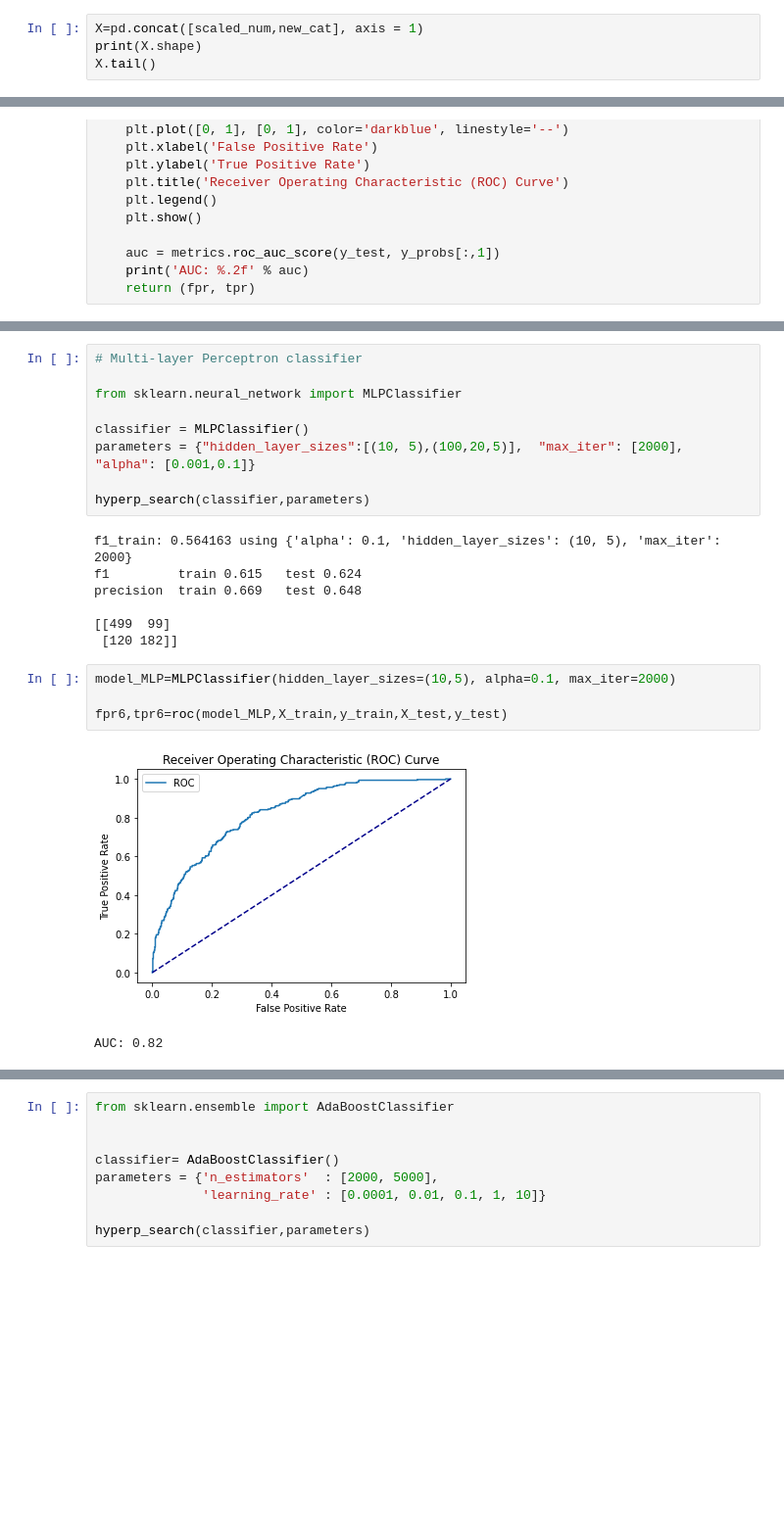
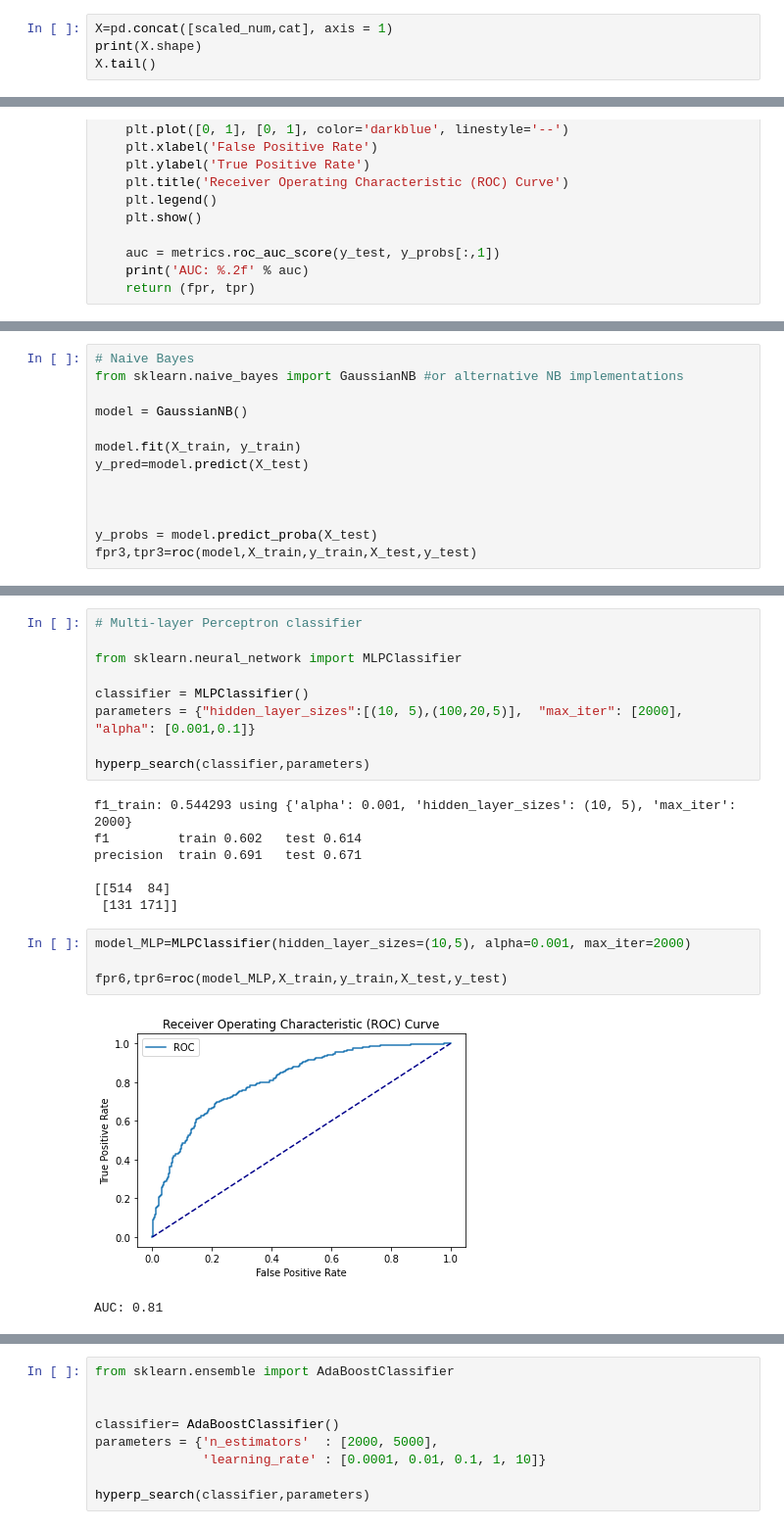
Before and after one commit to AndreaScarpellini1/ML-Project, a Jupyter notebook: Project .ipynb, the cells around one changed output, grey strips where cells are left out. Shown: that part at 98% size. Cells and saved outputs as stored; diff of their text form; blank space fills up the shorter version.

```diff
--- a/Project .ipynb
+++ b/Project .ipynb
@@ -358,5 +360,5 @@ Forse al posto di "scaled_num" potremmo usare "pca_num" così vediamo se la ridu
 # %%
-X=pd.concat([scaled_num,new_cat], axis = 1)
+X=pd.concat([scaled_num,cat], axis = 1)
 print(X.shape)
 X.tail()
 # %% [output]
@@ -492,0 +495,13 @@ AUC: 0.80
+# %%
+# Naive Bayes
+from sklearn.naive_bayes import GaussianNB #or alternative NB implementations
+
+model = GaussianNB()
+
+model.fit(X_train, y_train)
+y_pred=model.predict(X_test)
+
+
+
+y_probs = model.predict_proba(X_test)
+fpr3,tpr3=roc(model,X_train,y_train,X_test,y_test)
@@ -524,19 +566,19 @@ parameters = {"hidden_layer_sizes":[(10, 5),(100,20,5)],  "max_iter": [2000], "a
 
 hyperp_search(classifier,parameters)
 # %% [output]
-f1_train: 0.564163 using {'alpha': 0.1, 'hidden_layer_sizes': (10, 5), 'max_iter': 2000}
-f1         train 0.615   test 0.624
-precision  train 0.669   test 0.648
+f1_train: 0.544293 using {'alpha': 0.001, 'hidden_layer_sizes': (10, 5), 'max_iter': 2000}
+f1         train 0.602   test 0.614
+precision  train 0.691   test 0.671
 
-[[499  99]
- [120 182]]
+[[514  84]
+ [131 171]]
 # %%
-model_MLP=MLPClassifier(hidden_layer_sizes=(10,5), alpha=0.1, max_iter=2000)
+model_MLP=MLPClassifier(hidden_layer_sizes=(10,5), alpha=0.001, max_iter=2000)
 
 fpr6,tpr6=roc(model_MLP,X_train,y_train,X_test,y_test)
 # %% [output]
-[figure, old version]
+[figure, new version]
-AUC: 0.82
+AUC: 0.81
 # %%
 from sklearn.ensemble import RandomForestClassifier
 
```
Also changed, not shown: parts of 22 cells of this notebook.
